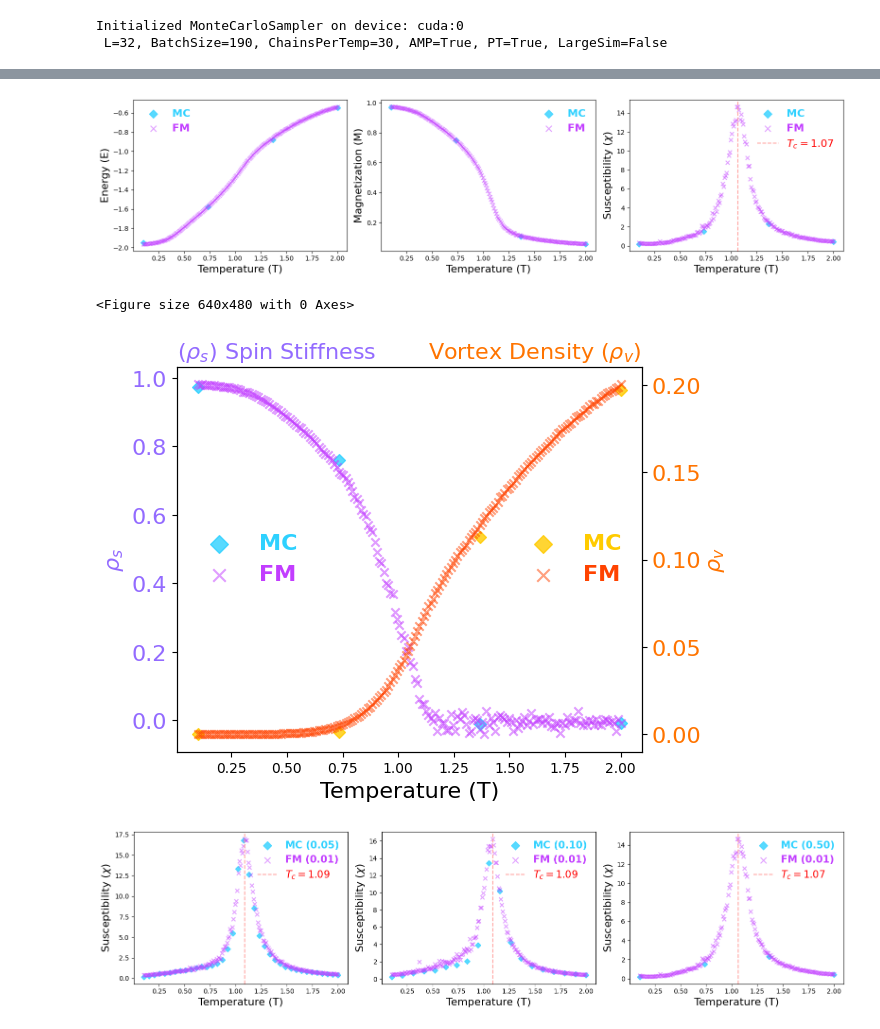
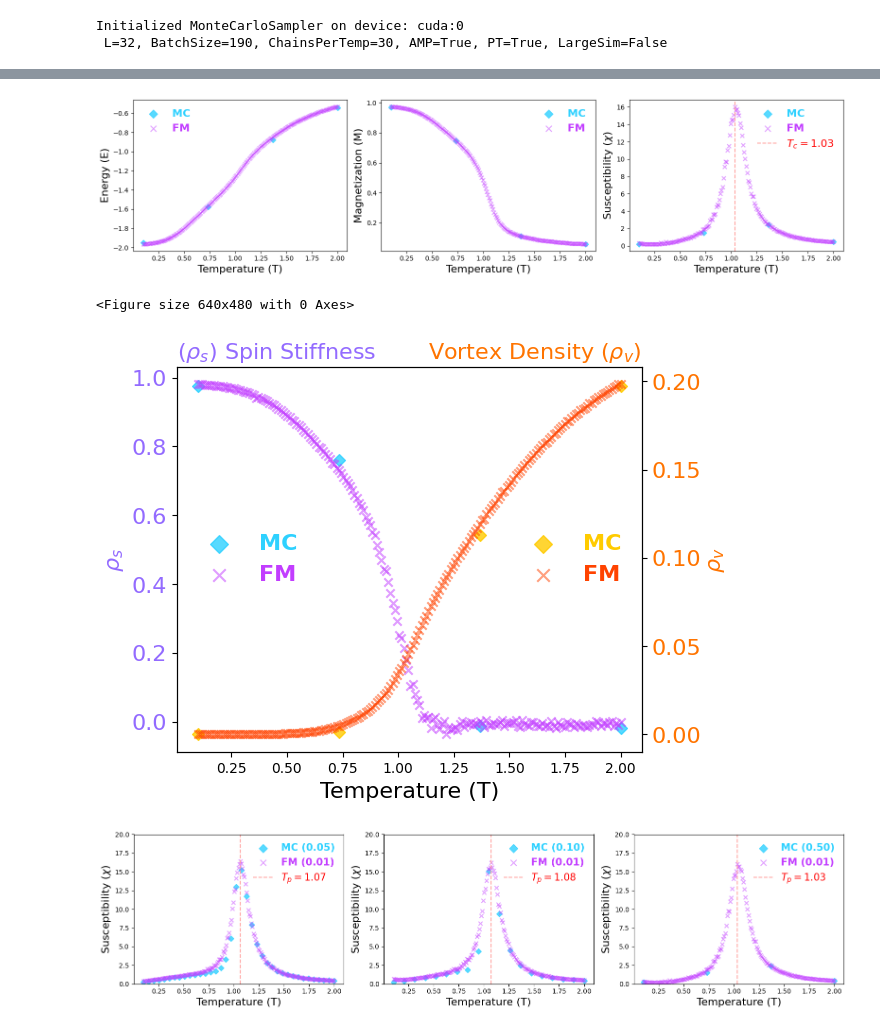
Before and after one commit to ToelUl/Flow-to-Field, a Jupyter notebook: increase_sample_density_lab.ipynb, the cells around one changed output, grey strips where cells are left out. Cells and saved outputs as stored; diff of their text form; code cells hidden in the pictures.

Commit message:
modify plot

```diff
--- a/increase_sample_density_lab.ipynb
+++ b/increase_sample_density_lab.ipynb
@@ -404,7 +404,7 @@ L = 32
 Temp_start = 0.1
 Temp_end = 2.0
 precision = 0.01
-num_samples = 1500
+num_samples = 5000
 num_steps = 5
 timestep_schedule_mu = -0.3
 timestep_schedule_sigma = 1.0
@@ -937,7 +937,7 @@ L = 32
 Temp_start = 0.1
 Temp_end = 2.0
 precision = 0.01
-num_samples = 1500
+num_samples = 5000
 num_steps = 5
 timestep_schedule_mu = -0.3
 timestep_schedule_sigma = 1.0
@@ -1412,7 +1412,7 @@ L = 32
 Temp_start = 0.1
 Temp_end = 2.0
 precision = 0.01
-num_samples = 1500
+num_samples = 5000
 num_steps = 5
 timestep_schedule_mu = -0.3
 timestep_schedule_sigma = 1.0
@@ -1581,7 +1581,7 @@ for i in range(3):
 plt.tight_layout()
 plt.show()
 # %% [output]
-[figure, old version]
+[figure, new version]
 # %%
 plt.clf()
 plt.style.use('seaborn-v0_8-pastel')
@@ -1632,40 +1632,43 @@ ax2.legend(
 plt.show()
 # %% [output]
 <Figure size 640x480 with 0 Axes>
-[figure, old version]
+[figure, new version]
 # %%
 fig, ax = plt.subplots(1, 3, figsize=(16, 4))
 
 ax[0].scatter(mc_temperature_0_05, mc_susceptibility_0_05, marker='D', label='MC (0.05)', color=mc_color, alpha=0.8)
 ax[0].scatter(Temp_0_05, fm_susceptibility_0_05, marker='x', label='FM (0.01)', color=fm_color, alpha=0.5)
 peak_chi_idx = fm_susceptibility_0_05.argmax()
 ax[0].axvline(Temp_0_05[peak_chi_idx], color='#FFA3A1', linestyle='--',
-               label=f'$T_{{c}}={Temp_0_05[peak_chi_idx]:.2f}$')
+               label=f'$T_{{p}}={Temp_0_05[peak_chi_idx]:.2f}$')
 ax[0].set_ylabel(r'Susceptibility ($\chi$)', fontsize=16)
+ax[0].set_ylim(0, 20)
 
 ax[1].scatter(mc_temperature_0_1, mc_susceptibility_0_1, marker='D', label='MC (0.10)', color=mc_color, alpha=0.8)
 ax[1].scatter(Temp_0_1, fm_susceptibility_0_1, marker='x', label='FM (0.01)', color=fm_color, alpha=0.5)
 peak_chi_idx = fm_susceptibility_0_1.argmax()
 ax[1].axvline(Temp_0_1[peak_chi_idx], color='#FFA3A1', linestyle='--',
-               label=f'$T_{{c}}={Temp_0_1[peak_chi_idx]:.2f}$')
+               label=f'$T_{{p}}={Temp_0_1[peak_chi_idx]:.2f}$')
 ax[1].set_ylabel(r'Susceptibility ($\chi$)', fontsize=16)
+ax[1].set_ylim(0, 20)
 
 ax[2].scatter(mc_temperature_0_5, mc_susceptibility_0_5, marker='D', label='MC (0.50)', color=mc_color, alpha=0.8)
 ax[2].scatter(Temp_0_5, fm_susceptibility_0_5, marker='x', label='FM (0.01)', color=fm_color, alpha=0.5)
 peak_chi_idx = fm_susceptibility_0_5.argmax()
 ax[2].axvline(Temp_0_5[peak_chi_idx], color='#FFA3A1', linestyle='--',
-               label=f'$T_{{c}}={Temp_0_5[peak_chi_idx]:.2f}$')
+               label=f'$T_{{p}}={Temp_0_5[peak_chi_idx]:.2f}$')
 ax[2].set_ylabel(r'Susceptibility ($\chi$)', fontsize=16)
+ax[2].set_ylim(0, 20)
 
 for i in range(3):
     ax[i].set_xlabel('Temperature (T)', fontsize=16)
     ax[i].legend(
         prop={'weight': 'bold', 'size': 15},
         labelcolor=[mc_color, fm_color, 'r'],
         markerscale=1.5,
         frameon=False
     )
 plt.tight_layout()
 plt.show()
 # %% [output]
-[figure, old version]
+[figure, new version]
```
Also changed, not shown: parts of 27 cells of this notebook.
